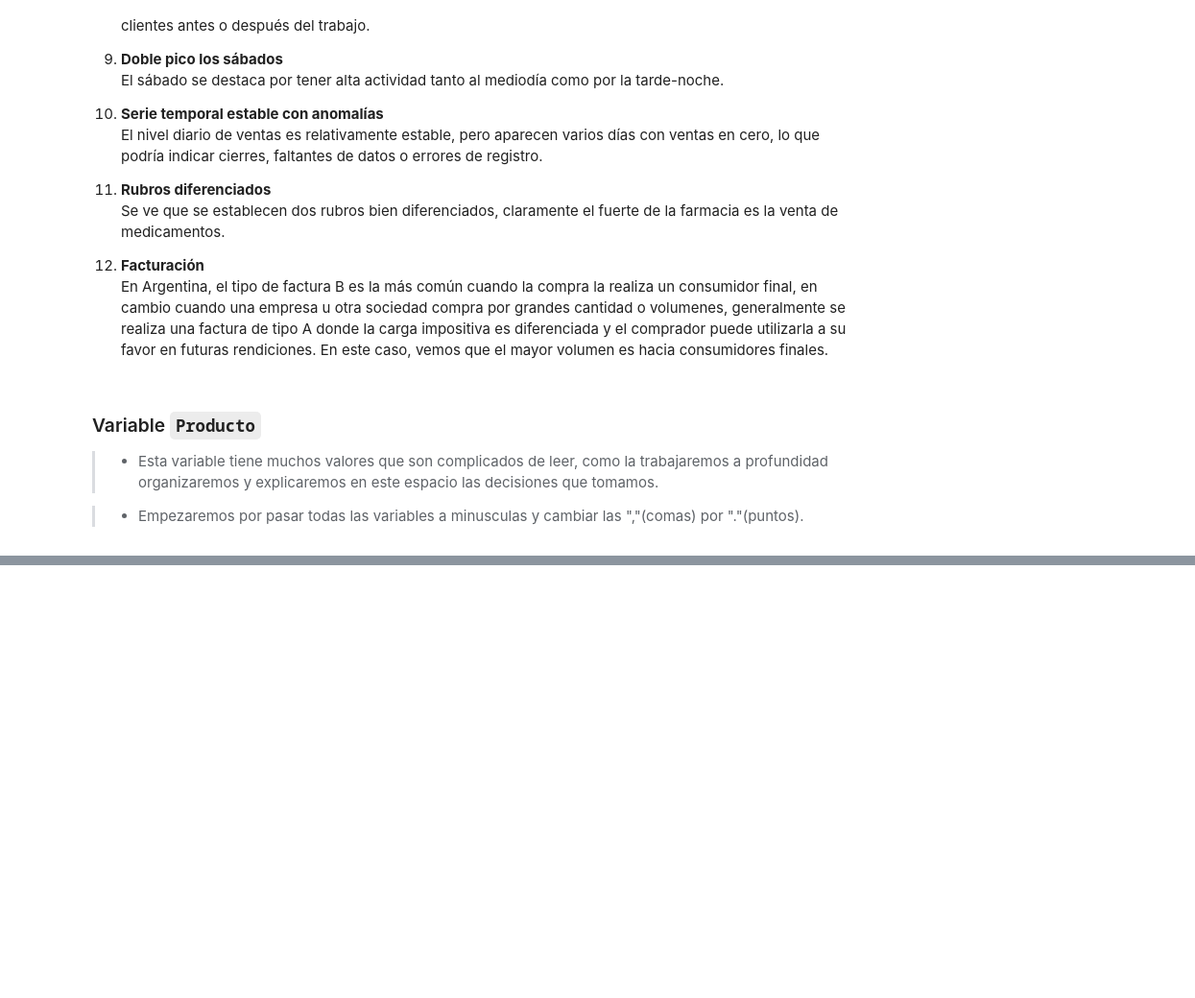
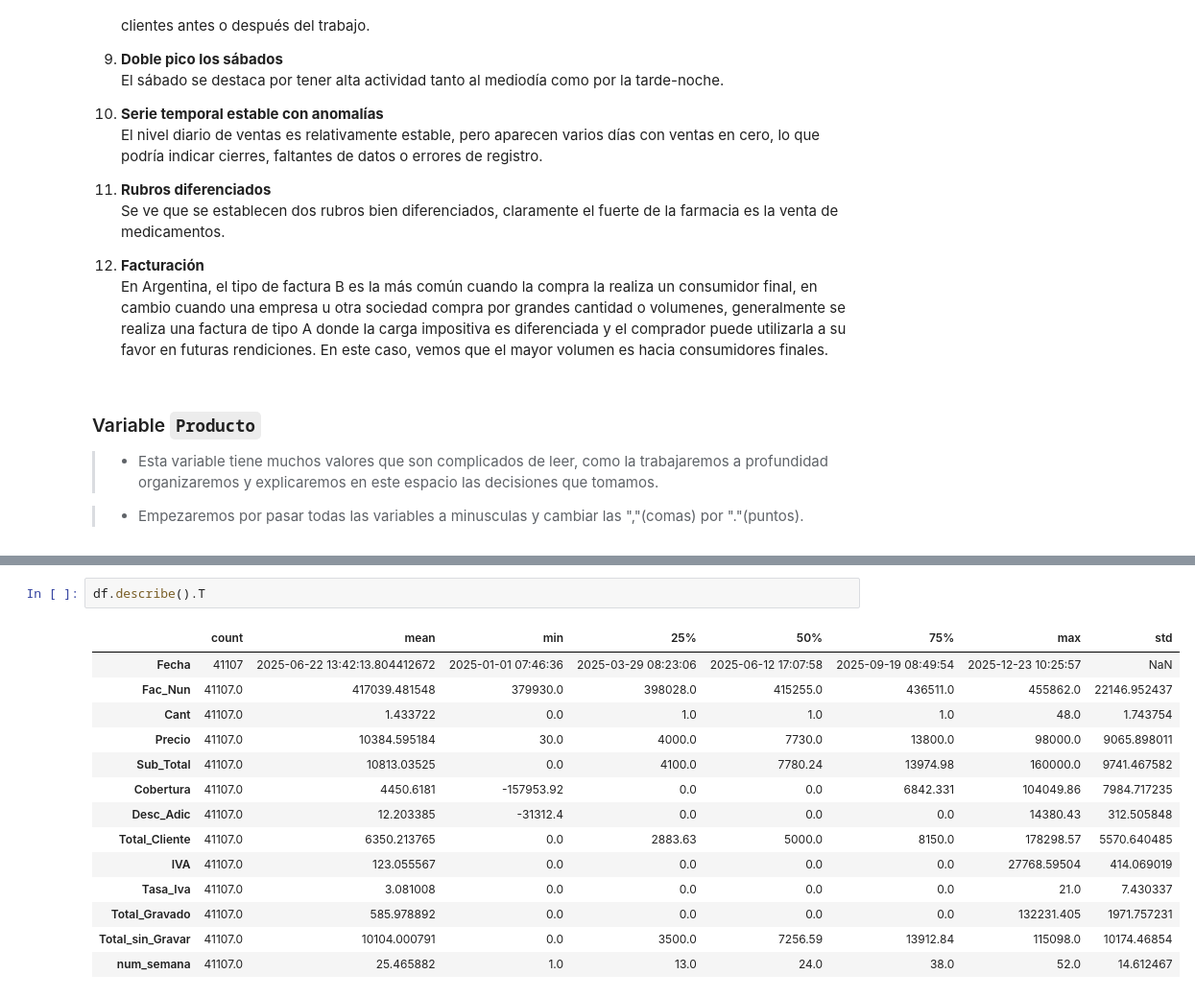
Before and after one commit to 4GeeksAcademy/sp-ml-20-final-project-g2, a Jupyter notebook: src/Final-project-Grupo2-InetaAnthonnyGuillermo.ipynb, the cells around one changed output, grey strips where cells are left out. Shown at 96% size. Cells and saved outputs as stored; diff of their text form; blank space fills up the shorter version.

```diff
--- a/src/Final-project-Grupo2-InetaAnthonnyGuillermo.ipynb
+++ b/src/Final-project-Grupo2-InetaAnthonnyGuillermo.ipynb
@@ -669,0 +1203,17 @@ plt.show()
+# %%
+df.describe().T
+# %% [output]
+|  | count | mean | min | 25% | 50% | 75% | max | std |
+| Fecha | 41107 | 2025-06-22 13:42:13.804412672 | 2025-01-01 07:46:36 | 2025-03-29 08:23:06 | 2025-06-12 17:07:58 | 2025-09-19 08:49:54 | 2025-12-23 10:25:57 | NaN |
+| Fac_Nun | 41107.0 | 417039.481548 | 379930.0 | 398028.0 | 415255.0 | 436511.0 | 455862.0 | 22146.952437 |
+| Cant | 41107.0 | 1.433722 | 0.0 | 1.0 | 1.0 | 1.0 | 48.0 | 1.743754 |
+| Precio | 41107.0 | 10384.595184 | 30.0 | 4000.0 | 7730.0 | 13800.0 | 98000.0 | 9065.898011 |
+| Sub_Total | 41107.0 | 10813.03525 | 0.0 | 4100.0 | 7780.24 | 13974.98 | 160000.0 | 9741.467582 |
+| Cobertura | 41107.0 | 4450.6181 | -157953.92 | 0.0 | 0.0 | 6842.331 | 104049.86 | 7984.717235 |
+| Desc_Adic | 41107.0 | 12.203385 | -31312.4 | 0.0 | 0.0 | 0.0 | 14380.43 | 312.505848 |
+| Total_Cliente | 41107.0 | 6350.213765 | 0.0 | 2883.63 | 5000.0 | 8150.0 | 178298.57 | 5570.640485 |
+| IVA | 41107.0 | 123.055567 | 0.0 | 0.0 | 0.0 | 0.0 | 27768.59504 | 414.069019 |
+| Tasa_Iva | 41107.0 | 3.081008 | 0.0 | 0.0 | 0.0 | 0.0 | 21.0 | 7.430337 |
+| Total_Gravado | 41107.0 | 585.978892 | 0.0 | 0.0 | 0.0 | 0.0 | 132231.405 | 1971.757231 |
+| Total_sin_Gravar | 41107.0 | 10104.000791 | 0.0 | 3500.0 | 7256.59 | 13912.84 | 115098.0 | 10174.46854 |
+| num_semana | 41107.0 | 25.465882 | 1.0 | 13.0 | 24.0 | 38.0 | 52.0 | 14.612467 |
```
Also changed, not shown: parts of 31 cells of this notebook, 3 other files.
